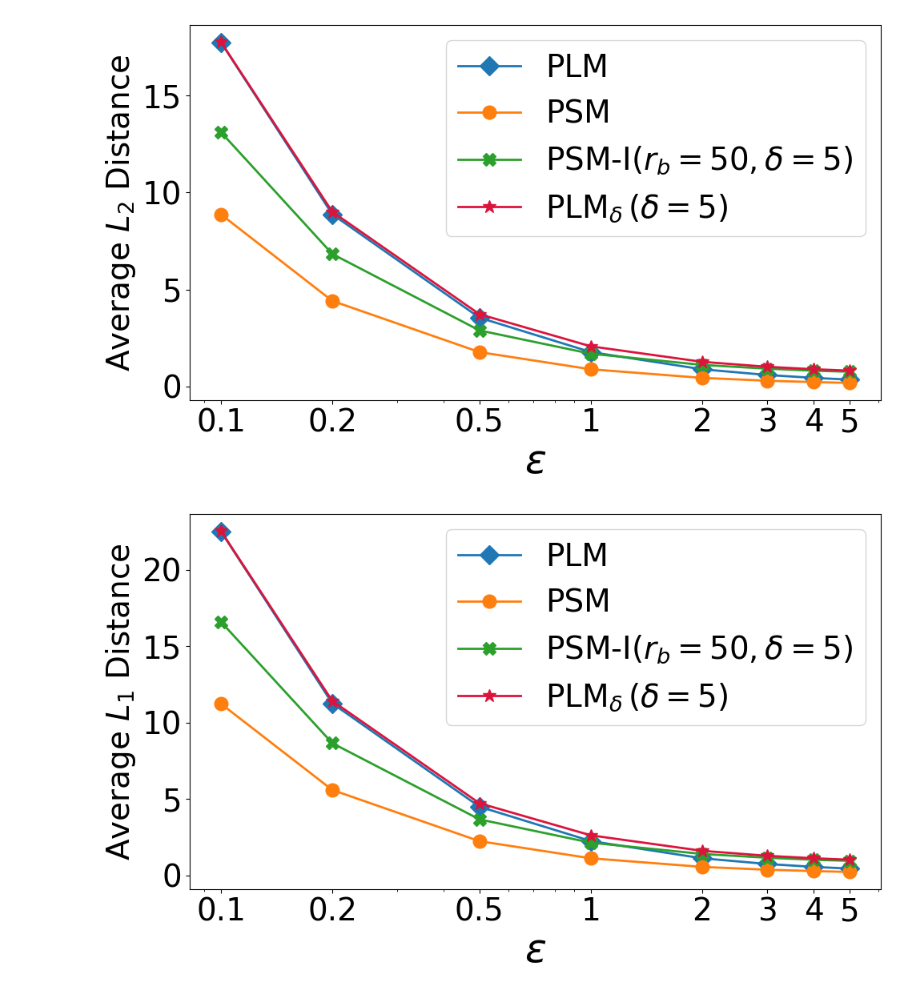
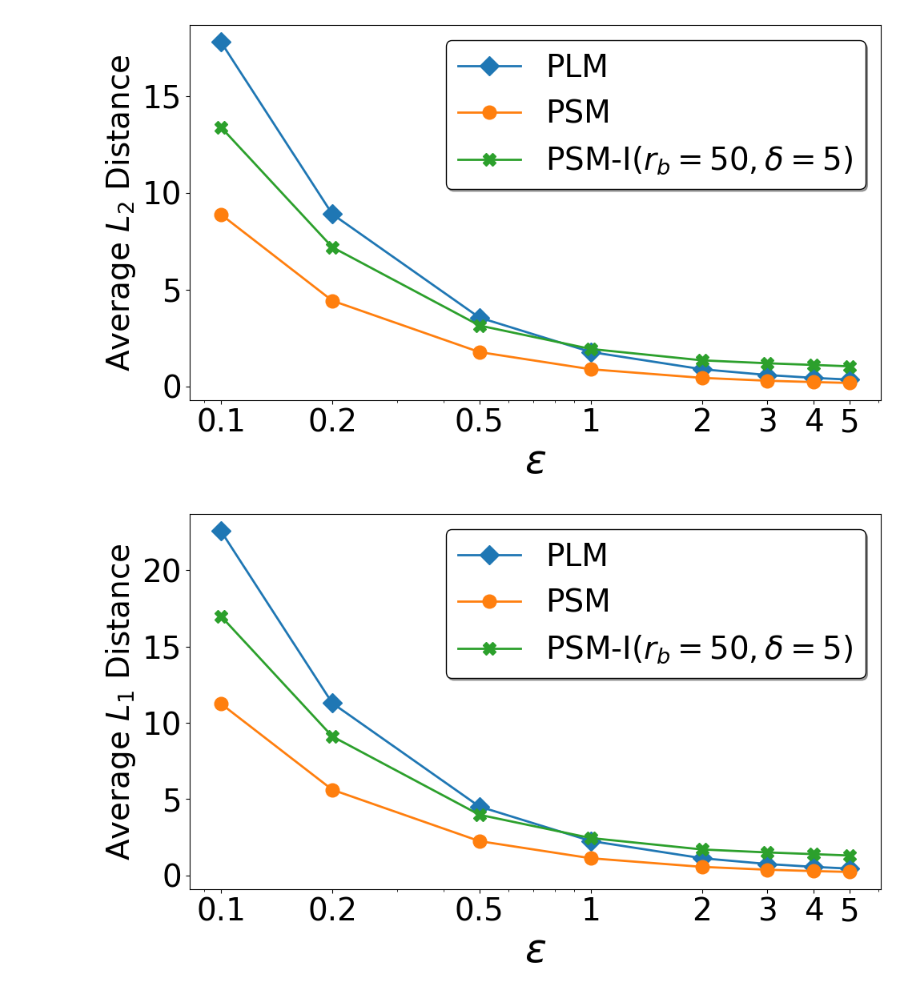
Before and after one commit to shafizurRseeam/location_privacy, a Jupyter notebook: utility_l1_l2_figures.ipynb, the cells around one changed output. Cells and saved outputs as stored; diff of their text form; code cells hidden in the pictures.

```diff
--- a/utility_l1_l2_figures.ipynb
+++ b/utility_l1_l2_figures.ipynb
@@ -15,7 +15,7 @@ def generate_distance_plots(data_dir, figure_dir, dataset_name, distance_type):
     """
     # Directory containing perturbation method CSV files
     perturbation_methods_dir = os.path.join(data_dir, dataset_name, 'perturbed')
-    perturbation_methods = ['laplace', 'staircase', 'our_bl_50_delta_5', 'laplace_delta_5']
+    perturbation_methods = ['laplace', 'staircase', 'our_bl_50_delta_5']
     mean_distances = {}
 
     for method in perturbation_methods:
@@ -36,10 +36,9 @@ def generate_distance_plots(data_dir, figure_dir, dataset_name, distance_type):
     plt.figure(figsize=(10, 6))
 
     plot_attributes = [
-        {'label': r'PLM', 'color': '#1F77B4', 'marker': 'D'},
+        {'label': 'PLM', 'color': '#1F77B4', 'marker': 'D'},
         {'label': 'PSM', 'color': '#FF7F0E', 'marker': 'o'},
         {'label': 'PSM-I$(r_b=50, \delta=5)$', 'color': '#2CA02C', 'marker': 'X'},
-        {'label': r'PLM$_{\delta}\,(\delta=5)$', 'color': '#DC143C', 'marker': '*'}
     ]
 
     for i, method in enumerate(perturbation_methods):
@@ -51,37 +50,39 @@ def generate_distance_plots(data_dir, figure_dir, dataset_name, distance_type):
     plt.xscale('log')
     plt.xticks(epsilon_values, labels=[str(val) for val in epsilon_values])
     plt.tick_params(axis='both', which='major', labelsize=28)
-    plt.legend(fontsize=28, frameon=True)
+
+    plt.legend(fontsize=28, frameon=True, shadow=True).get_frame().set_edgecolor('black')
+
     plt.tight_layout()
 
     # Ensure the figure directory exists
     figure_base_dir = os.path.join(figure_dir, dataset_name, 'figure')
     png_dir = os.path.join(figure_base_dir, 'png')
     svg_dir = os.path.join(figure_base_dir, 'svg')
     os.makedirs(png_dir, exist_ok=True)
     os.makedirs(svg_dir, exist_ok=True)
 
     # Save the plot
     filename_suffix = f'{dataset_name}_{distance_type.lower()}_distance'
     pathpng = os.path.join(png_dir, f'{filename_suffix}.png')
     pathsvg = os.path.join(svg_dir, f'{filename_suffix}.svg')
 
     plt.savefig(pathpng, dpi=300, bbox_inches='tight')
     plt.savefig(pathsvg, format='svg', bbox_inches='tight')
     plt.show()
 
 # Example usage:
 data_dir = "C:\\Users\\ss6365\\Desktop\\location_privacy_final"
 figure_dir = data_dir  # Assuming the figure directory is relative to the data directory
 
 
-dataset_name = 'tdrive'
+dataset_name = 'geolife'
 
 
 generate_distance_plots(data_dir, figure_dir, dataset_name, 'L2')
 # %% [output]
-[figure, old version]
+[figure, new version]
 # %%
 generate_distance_plots(data_dir, figure_dir, dataset_name, 'L1')
 # %% [output]
-[figure, old version]
+[figure, new version]
```
Also changed, not shown: 5 other files.
